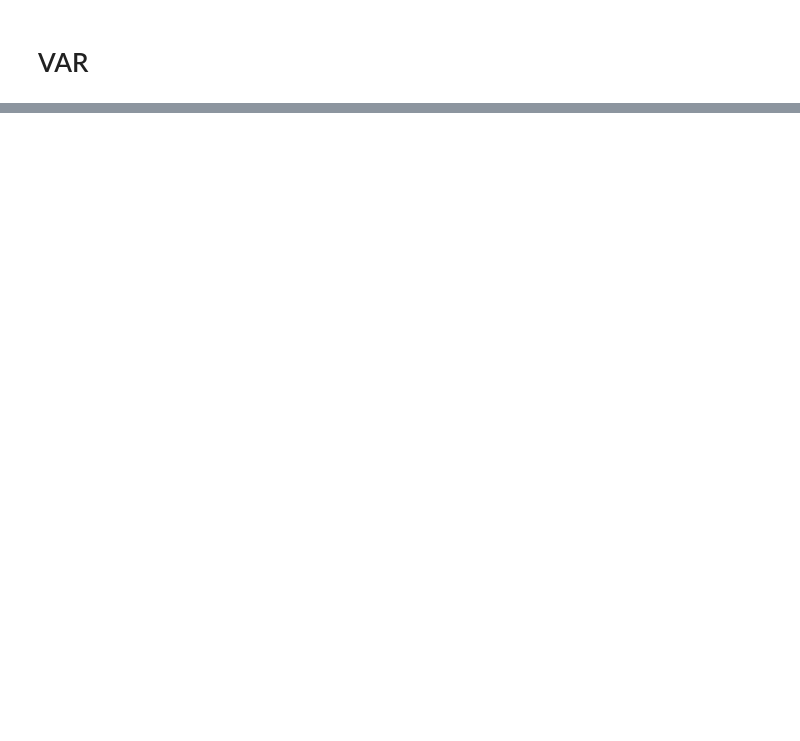
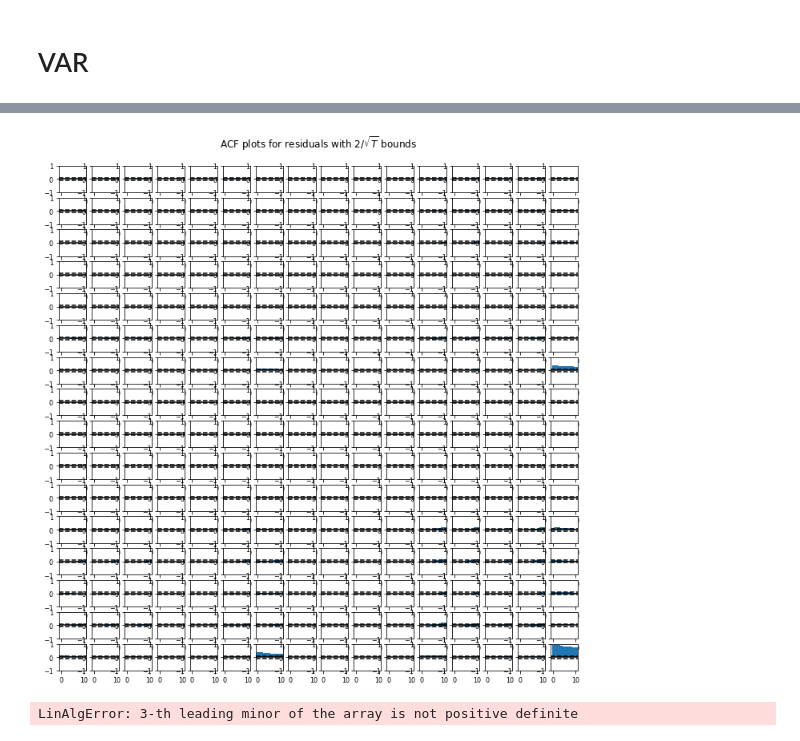
Before and after one commit to ole2252/FMS-AD, a Jupyter notebook: Framework.ipynb, the cells around one changed output, grey strips where cells are left out. Saved outputs shown, nothing was run; the diff lists cells and outputs as text; code cells hidden in the pictures; blank space fills up the shorter version.

```diff
--- a/Framework.ipynb
+++ b/Framework.ipynb
@@ -344,2 +356,16 @@ DBSCAN(eps=3, min_samples=2)
 # %% [markdown]
 # VAR
+# %%
+import statsmodels.api as sm
+from statsmodels.tsa.api import VAR
+
+# dates = processed_df['time']
+
+processed_df.index = dates
+# processed_df = processed_df.drop(['time', 'label','bool_caliper_txn_failure'], axis=1)
+
+data = (processed_df).diff().dropna()
+
+model = VAR(np.asarray(processed_df))
+# %%
+results = model.fit(2)
@@ -345,0 +379,9 @@ DBSCAN(eps=3, min_samples=2)
+# %%
+results.plot_acorr()
+plt.show()
+# %% [output]
+[figure, added]
+# %%
+results = model.fit(maxlags=15, ic='aic')
+# %% [output]
+LinAlgError: 3-th leading minor of the array is not positive definite
```
Also changed, not shown: parts of 13 cells of this notebook.
